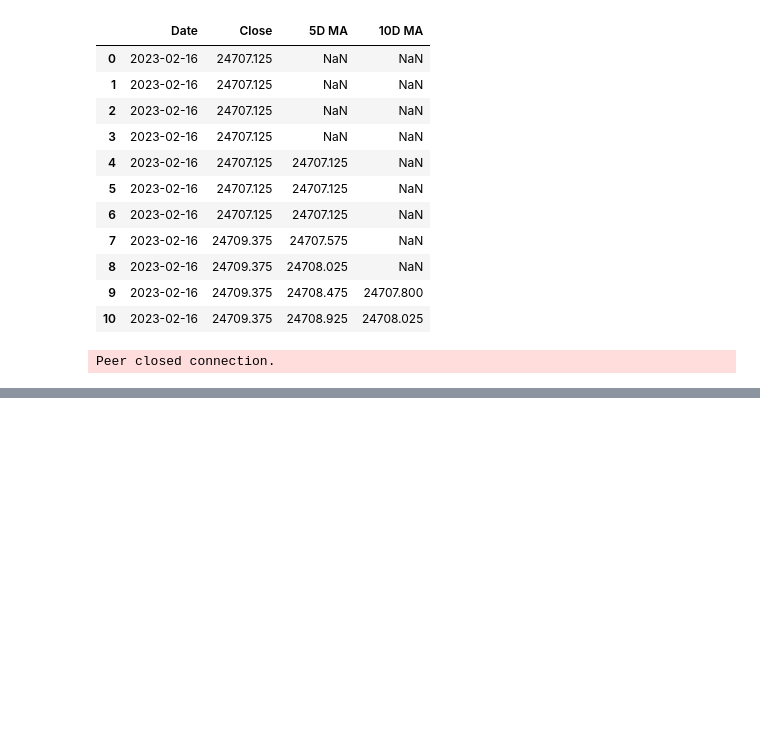
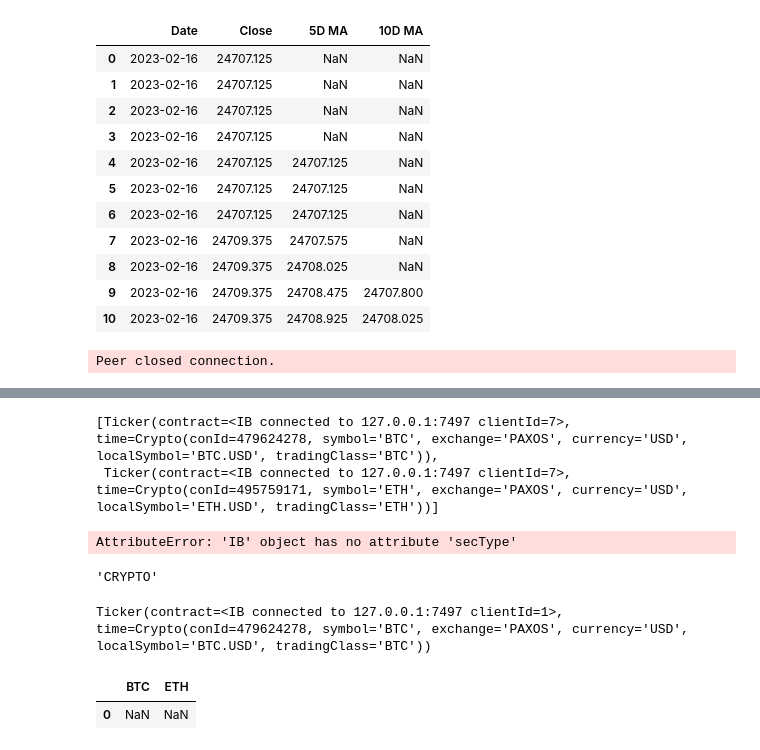
Before and after one commit to SonnyK33/btcalgo, a Jupyter notebook: Algo_MultAssets.ipynb, the cells around one changed output, grey strips where cells are left out. Cells and saved outputs as stored; diff of their text form; code cells hidden in the pictures; blank space fills up the shorter version.

```diff
--- a/Algo_MultAssets.ipynb
+++ b/Algo_MultAssets.ipynb
@@ -341,29 +345,3 @@ data = []
 for contract in contracts:
     data += ib.reqTickByTickData(contract, 'AllLast')
 # process_data(data)
-# %%
-from ib_insync import *
-
-# contracts = [
-#     Stock('AAPL', 'SMART', 'USD'),
-#     Future('ES', '20210319', 'GLOBEX'),
-#     Option('SPY', '20210319', 400, 'C', 'SMART', multiplier=100)
-# ]
-
-contract1 = Crypto('BTC', exchange='PAXOS', currency='USD')
-contract2 = Crypto('ETH', exchange='PAXOS', currency='USD')
-contracts = [contract1, contract2]
-
-
-ib = IB()
-ib.connect('localhost', 7497, clientId=10)
-
-tickers = [ib.reqMktData(contract, '', False, False) for contract in contracts]
-data = util.df(tickers)
-# data = util.df([t.last for t in tickers], index=[t.contract for t in tickers], columns=['lastPrice'])
-def on_tick_price(ticker, tickType, price, attrib):
-    data.loc[ticker.contract, tickType] = price
-
-for ticker in tickers:
-    ticker.tickPriceEvent += on_tick_price
-print(data)
@@ -387,0 +408,17 @@ Type:      function
+# %%
+ticker_list
+# %% [output]
+[Ticker(contract=<IB connected to 127.0.0.1:7497 clientId=7>, time=Crypto(conId=479624278, symbol='BTC', exchange='PAXOS', currency='USD', localSymbol='BTC.USD', tradingClass='BTC')),
+ Ticker(contract=<IB connected to 127.0.0.1:7497 clientId=7>, time=Crypto(conId=495759171, symbol='ETH', exchange='PAXOS', currency='USD', localSymbol='ETH.USD', tradingClass='ETH'))]
+# %%
+ticker_list[0].contract.secType
+# %% [output]
+AttributeError: 'IB' object has no attribute 'secType'
+# %%
+qualified_contracts[0].secType
+# %% [output]
+'CRYPTO'
+# %%
+Ticker(ib, qualified_contracts[0])
+# %% [output]
+Ticker(contract=<IB connected to 127.0.0.1:7497 clientId=1>, time=Crypto(conId=479624278, symbol='BTC', exchange='PAXOS', currency='USD', localSymbol='BTC.USD', tradingClass='BTC'))
@@ -387,0 +477,5 @@ Type:      function
+# %%
+df
+# %% [output]
+|  | BTC | ETH |
+| 0 | NaN | NaN |
```
Also changed, not shown: parts of 14 cells of this notebook.
